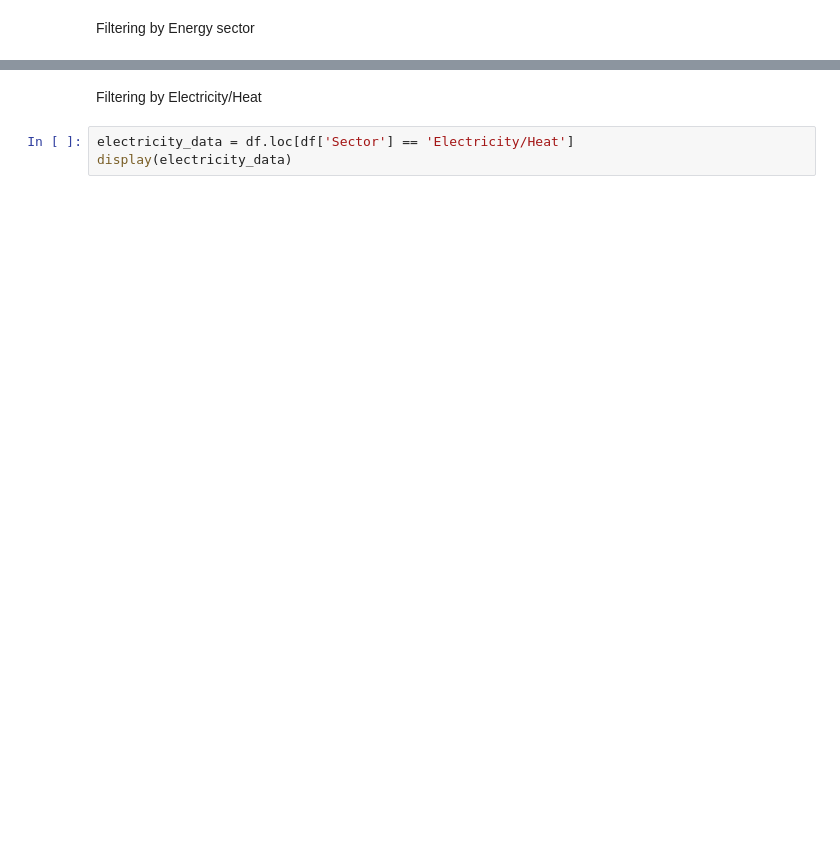
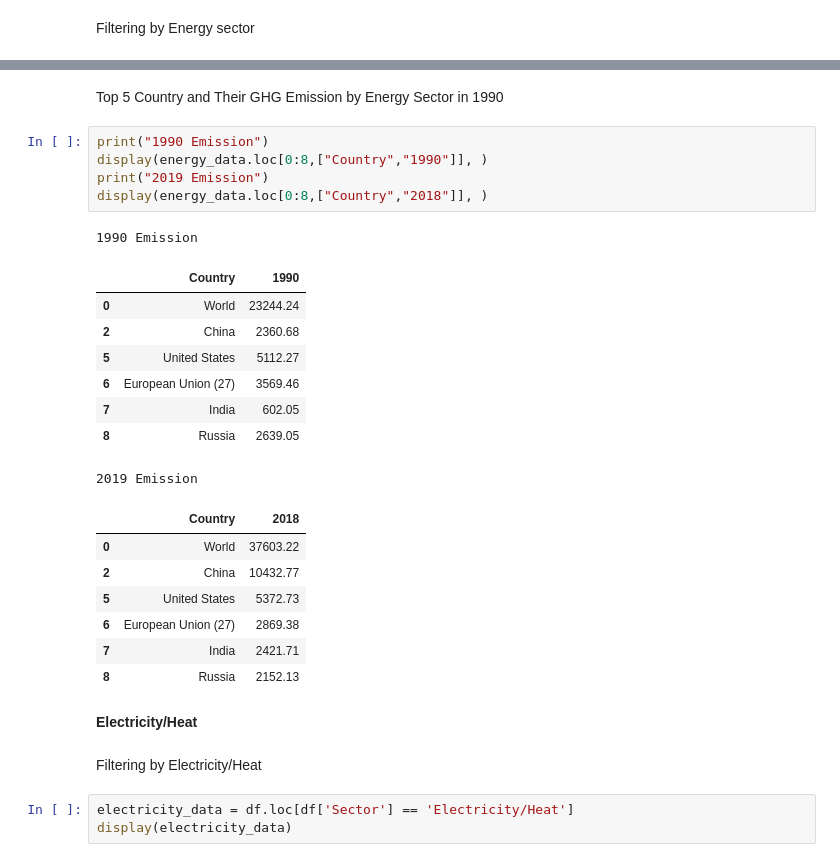
Before and after one commit to KJLumalang/ITBA-3206_Planeteers, a Jupyter notebook: ITBA_3206_Planeteers.ipynb, the cells around one changed output, grey strips where cells are left out. Saved outputs shown, nothing was run; the diff lists cells and outputs as text; blank space fills up the shorter version.

```diff
--- a/ITBA_3206_Planeteers.ipynb
+++ b/ITBA_3206_Planeteers.ipynb
@@ -147,4 +149,30 @@ display(energy_data)
 195 rows × 34 columns
+# %% [markdown]
+Top 5 Country and Their GHG Emission by Energy Sector in 1990
+# %%
+print("1990 Emission")
+display(energy_data.loc[0:8,["Country","1990"]], )
+print("2019 Emission")
+display(energy_data.loc[0:8,["Country","2018"]], )
+# %% [output]
+1990 Emission
+|  | Country | 1990 |
+| 0 | World | 23244.24 |
+| 2 | China | 2360.68 |
+| 5 | United States | 5112.27 |
+| 6 | European Union (27) | 3569.46 |
+| 7 | India | 602.05 |
+| 8 | Russia | 2639.05 |
+2019 Emission
+|  | Country | 2018 |
+| 0 | World | 37603.22 |
+| 2 | China | 10432.77 |
+| 5 | United States | 5372.73 |
+| 6 | European Union (27) | 2869.38 |
+| 7 | India | 2421.71 |
+| 8 | Russia | 2152.13 |
+# %% [markdown]
+**Electricity/Heat**
 # %% [markdown]
 Filtering by Electricity/Heat
 # %%
```
Also changed, not shown: parts of 14 cells of this notebook.
